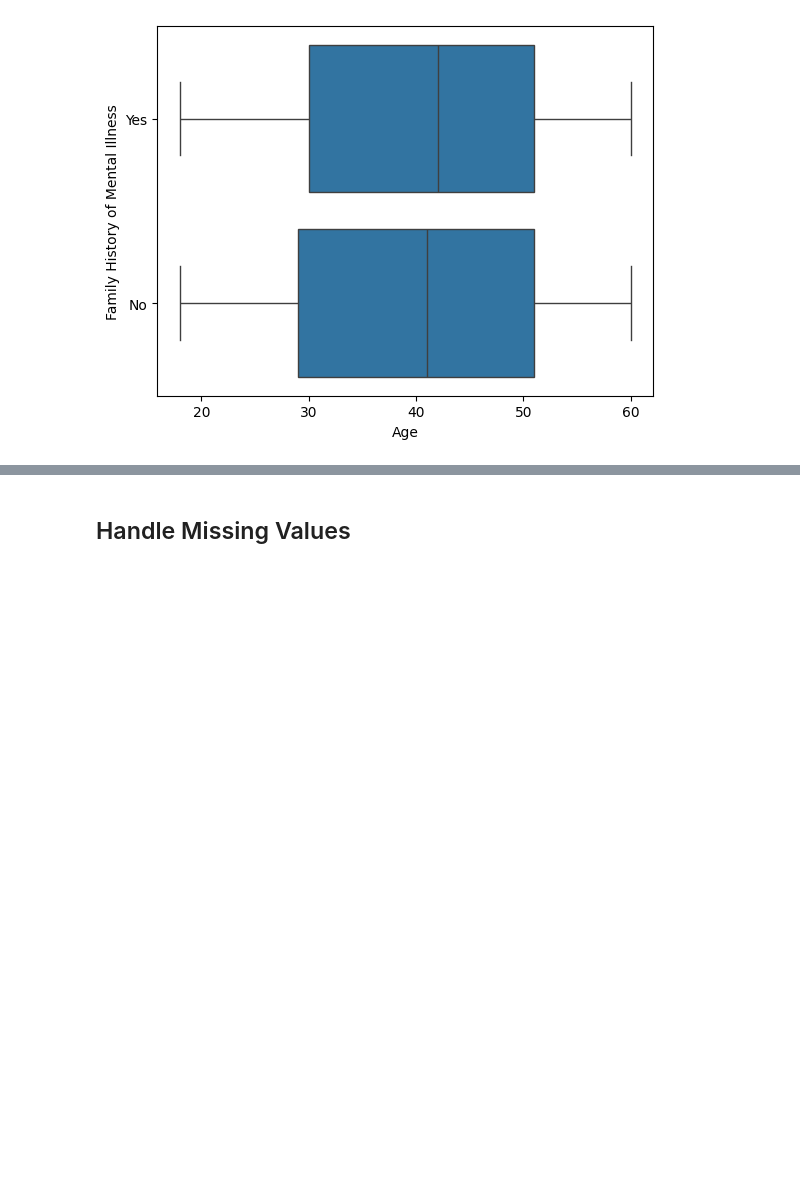
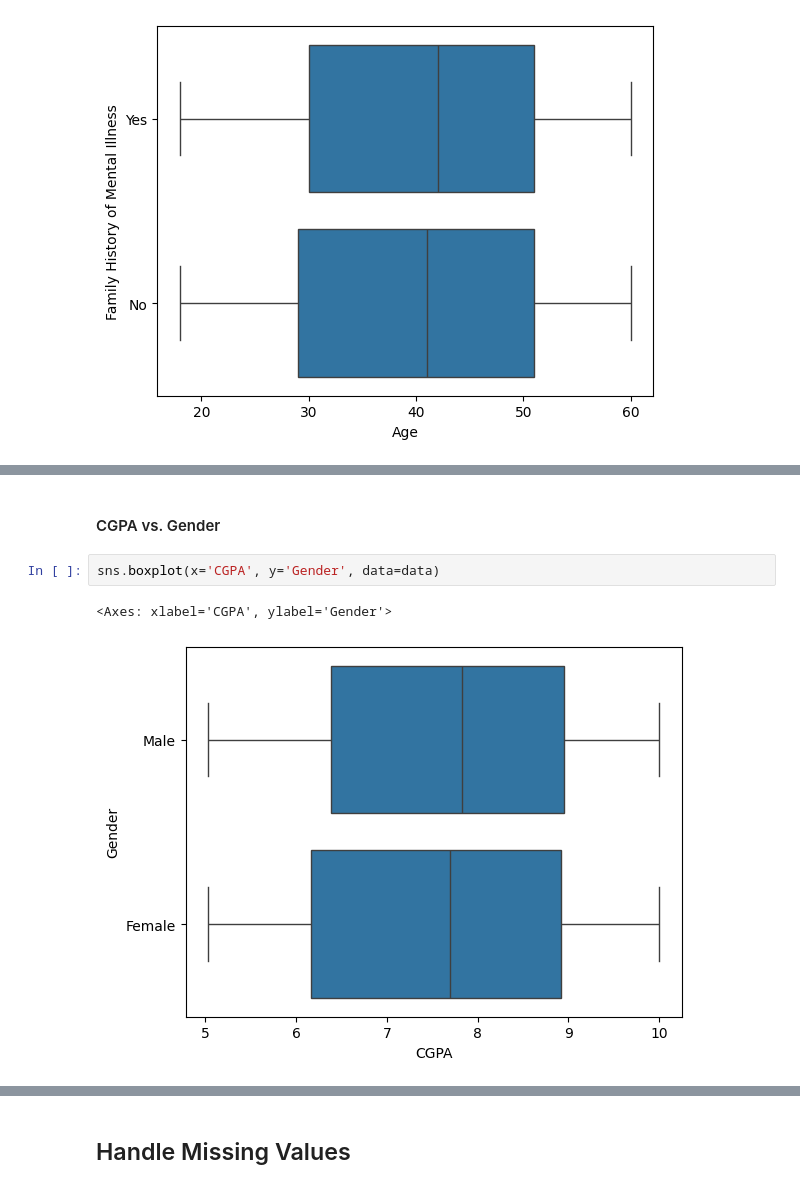
Before and after one commit to ktxdev/mind-matters, a Jupyter notebook: notebooks/EDA.ipynb, the cells around one changed output, grey strips where cells are left out. Drawn from its saved outputs; the diff is of its cells as text; blank space fills up the shorter version.

```diff
--- a/notebooks/EDA.ipynb
+++ b/notebooks/EDA.ipynb
@@ -388,0 +396,7 @@ sns.boxplot(x='Age', y='Family History of Mental Illness', data=data)
+# %% [markdown]
+#### CGPA vs. Gender
+# %%
+sns.boxplot(x='CGPA', y='Gender', data=data)
+# %% [output]
+<Axes: xlabel='CGPA', ylabel='Gender'>
+[figure, added]
```
Also changed, not shown: parts of 30 cells of this notebook.
